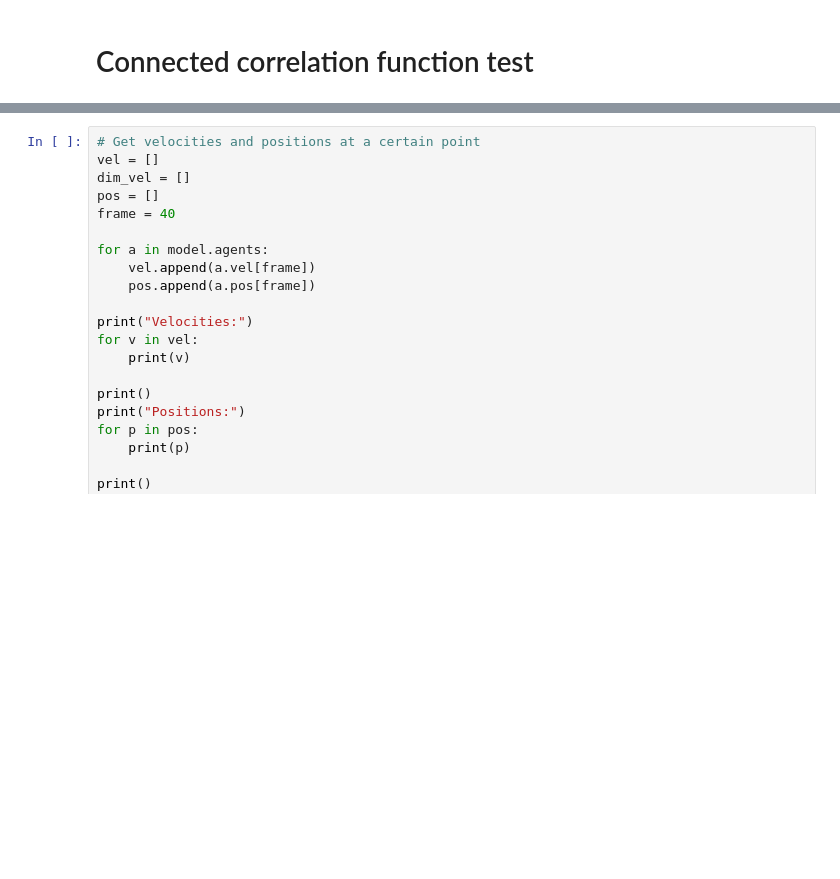
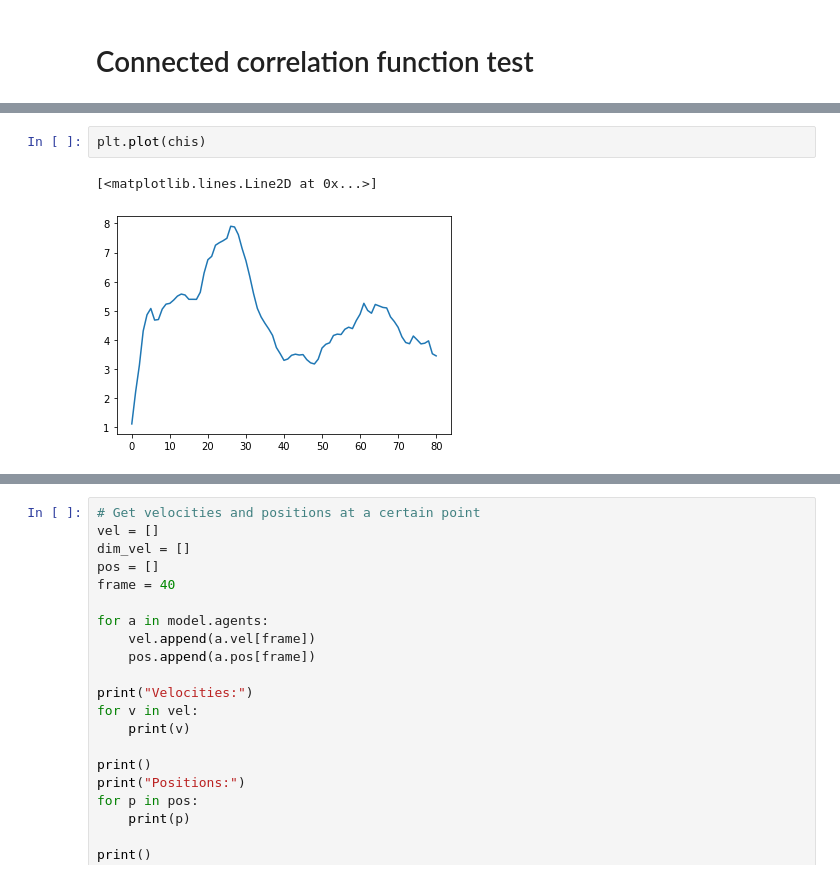
Before and after one commit to mbowditch1/MA932_Flocks, a Jupyter notebook: Flocks.ipynb, the cells around one changed output, grey strips where cells are left out. Drawn from its saved outputs; the diff is of its cells as text; blank space fills up the shorter version.

```diff
--- a/Flocks.ipynb
+++ b/Flocks.ipynb
@@ -44 +46,6 @@ model.order_plot()
+# %%
+plt.plot(chis)
+# %% [output]
+[<matplotlib.lines.Line2D at 0x...>]
+[figure, added]
 # %%
```
Also changed, not shown: parts of 4 cells of this notebook, 2 other files.
